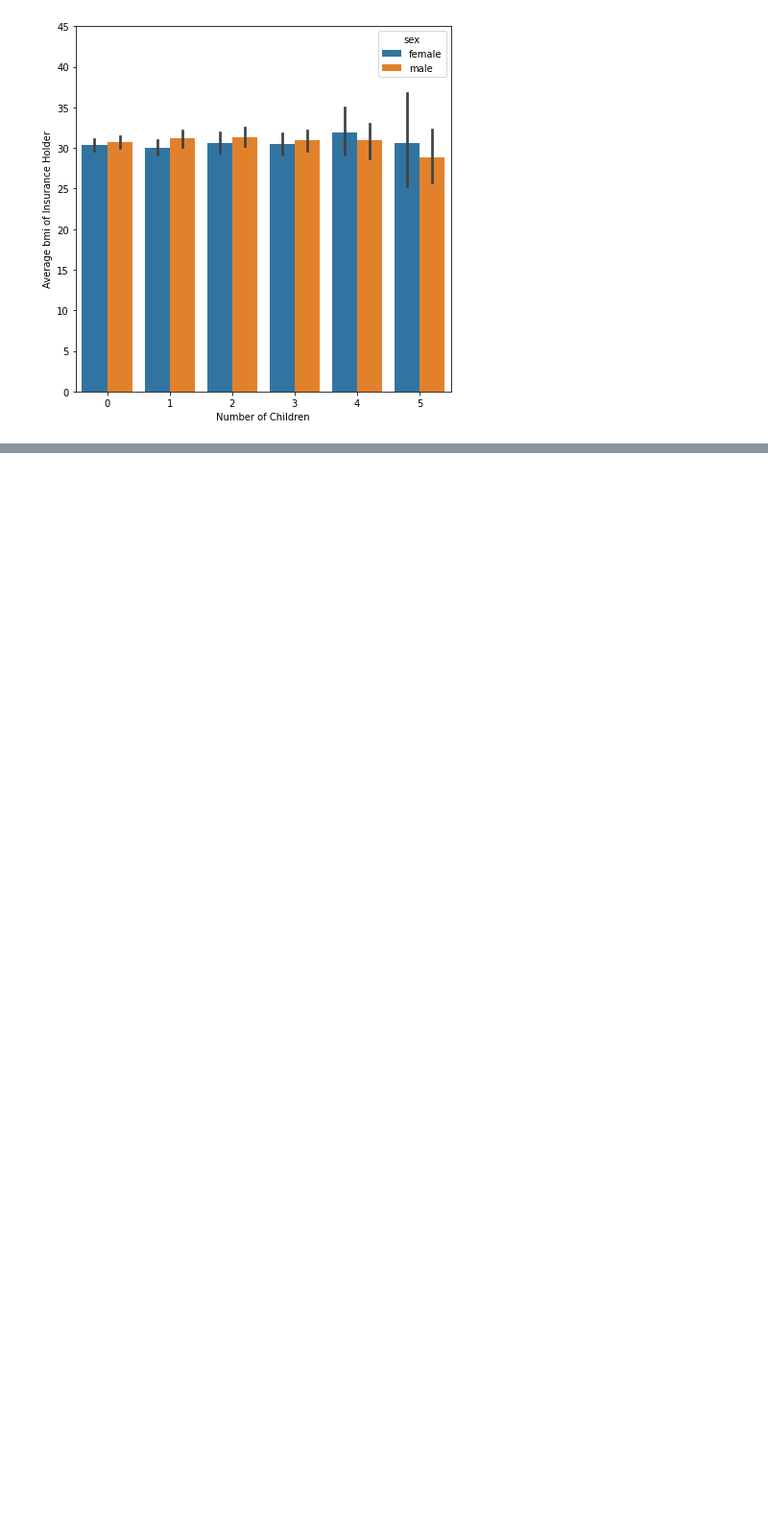
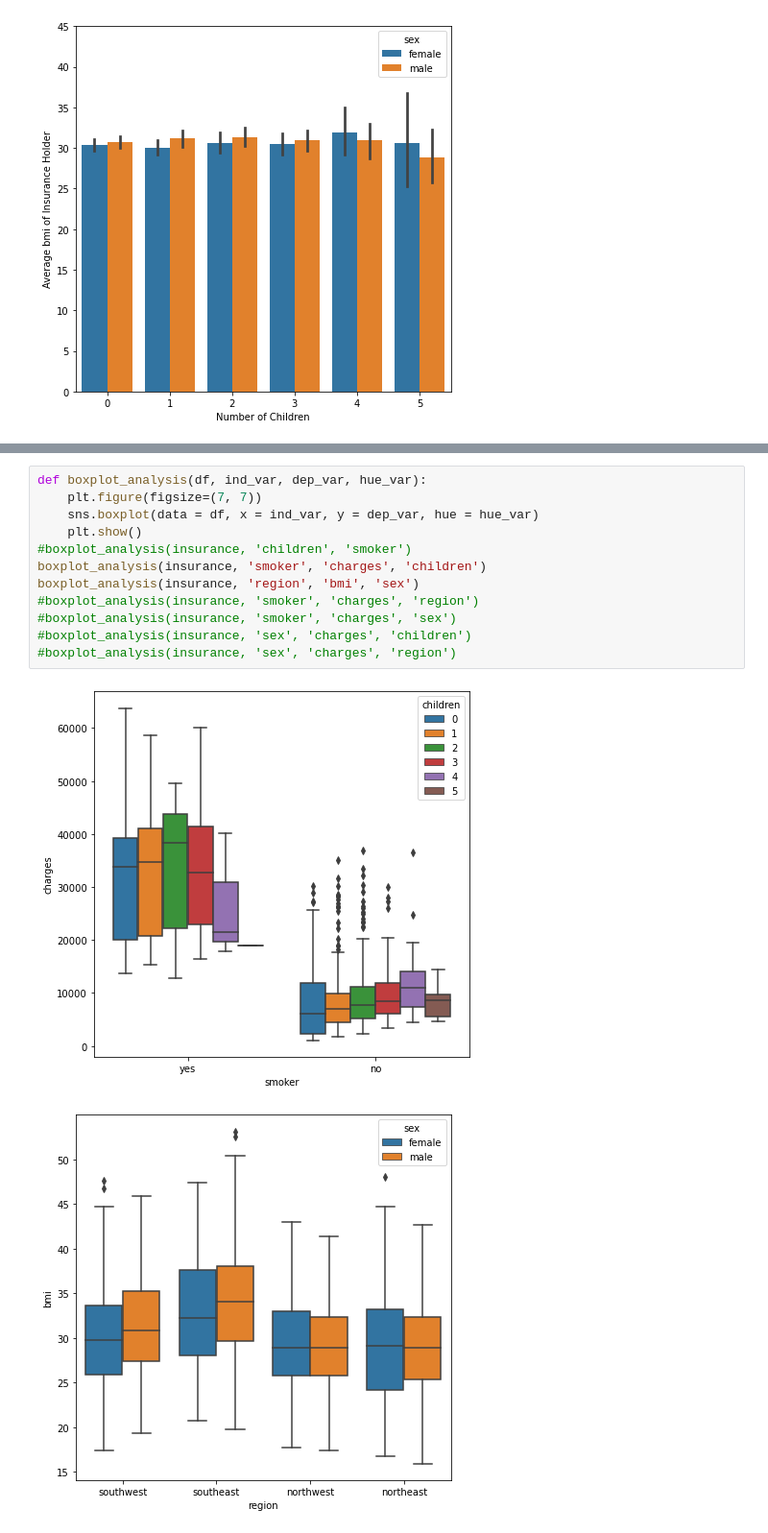
Before and after one commit to josephcsnyder/CA_DataScience, a Jupyter notebook: python/us_medical_insurance_costs.ipynb, the cells around one changed output, grey strips where cells are left out. Shown at 96% size. Saved outputs shown, nothing was run; the diff lists cells and outputs as text; blank space fills up the shorter version.

```diff
--- a/python/us_medical_insurance_costs.ipynb
+++ b/python/us_medical_insurance_costs.ipynb
@@ -217,0 +239,15 @@ kde_analysis(insurance)
+# %%
+def boxplot_analysis(df, ind_var, dep_var, hue_var):
+    plt.figure(figsize=(7, 7))
+    sns.boxplot(data = df, x = ind_var, y = dep_var, hue = hue_var)
+    plt.show()
+#boxplot_analysis(insurance, 'children', 'smoker')
+boxplot_analysis(insurance, 'smoker', 'charges', 'children')
+boxplot_analysis(insurance, 'region', 'bmi', 'sex')
+#boxplot_analysis(insurance, 'smoker', 'charges', 'region')
+#boxplot_analysis(insurance, 'smoker', 'charges', 'sex')
+#boxplot_analysis(insurance, 'sex', 'charges', 'children')
+#boxplot_analysis(insurance, 'sex', 'charges', 'region')
+# %% [output]
+[figure, added]
+[figure, added]
```
Also changed, not shown: parts of 3 cells of this notebook.
